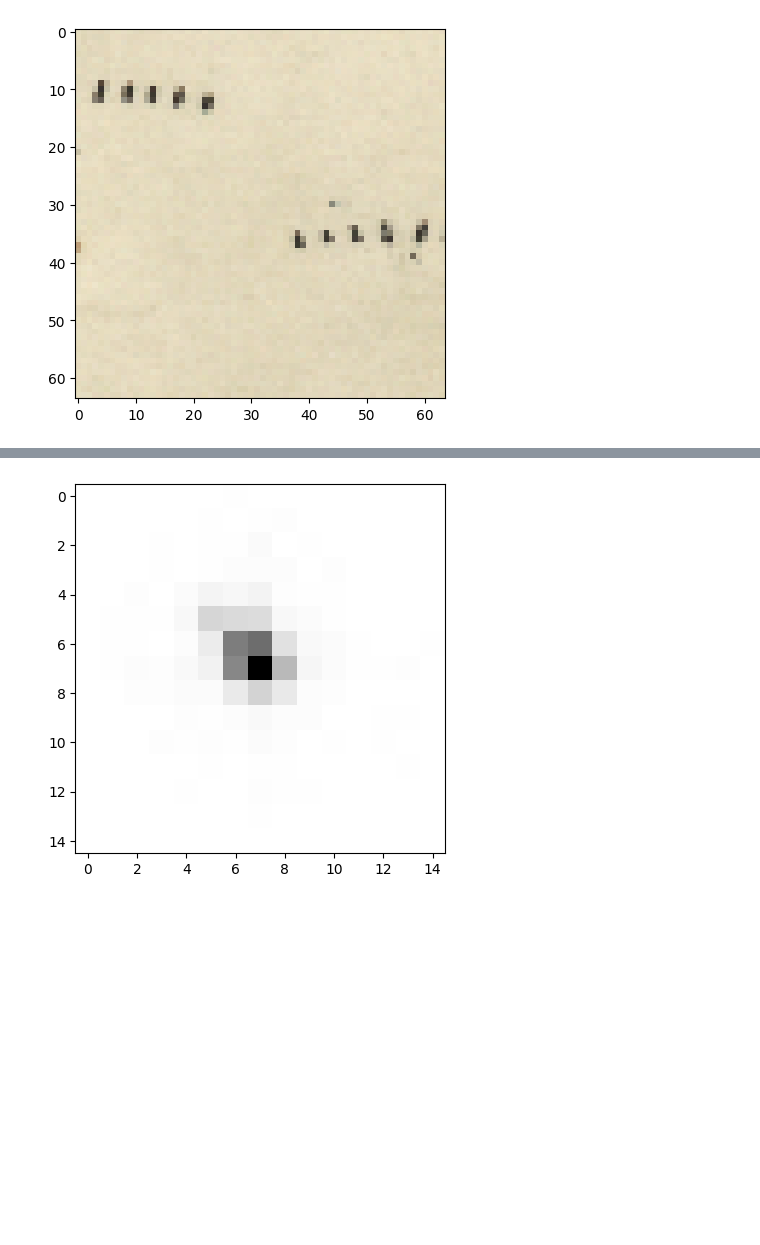
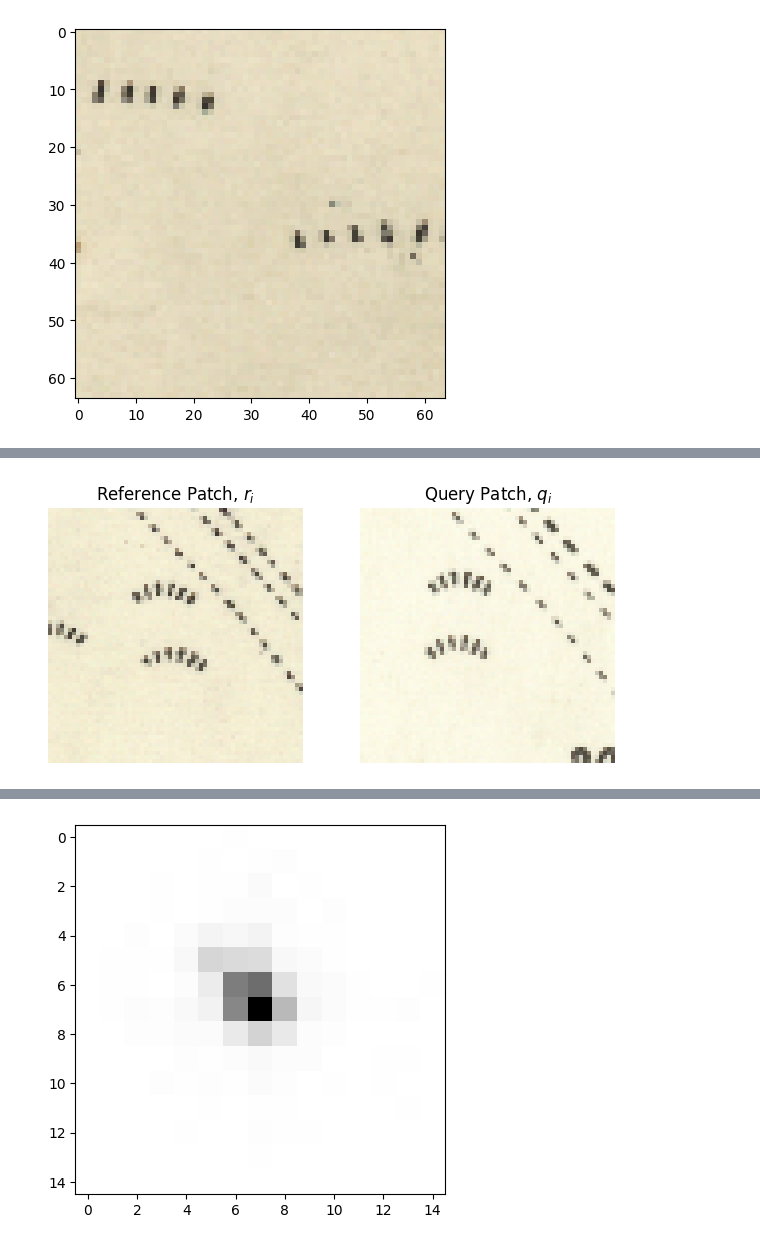
Before and after one commit to alv31415/contrastive-map, a Jupyter notebook: src/dev/patch_aligner.ipynb, the cells around one changed output, grey strips where cells are left out. Saved outputs shown, nothing was run; the diff lists cells and outputs as text; code cells hidden in the pictures; blank space fills up the shorter version.

```diff
--- a/src/dev/patch_aligner.ipynb
+++ b/src/dev/patch_aligner.ipynb
@@ -374,0 +410,14 @@ PatchAligner.overlap_patches(shift_img1, img2)
+# %%
+i =
+fig, ax = plt.subplots(1,2)
+fig.tight_layout()
+ax[0].imshow(patch_data[i][0].patch)
+ax[0].set_title(f"Reference Patch, $r_i$")
+ax[0].axis("off")
+ax[1].imshow(patch_data[i+2301][0].patch)
+ax[1].set_title(f"Query Patch, $q_i$")
+ax[1].axis("off")
+#plt.savefig("../../pics/report/alignpatchbad.pdf", bbox_inches = "tight")
+plt.show()
+# %% [output]
+[figure, added]
```
Also changed, not shown: parts of 17 cells of this notebook, 6 other files.
